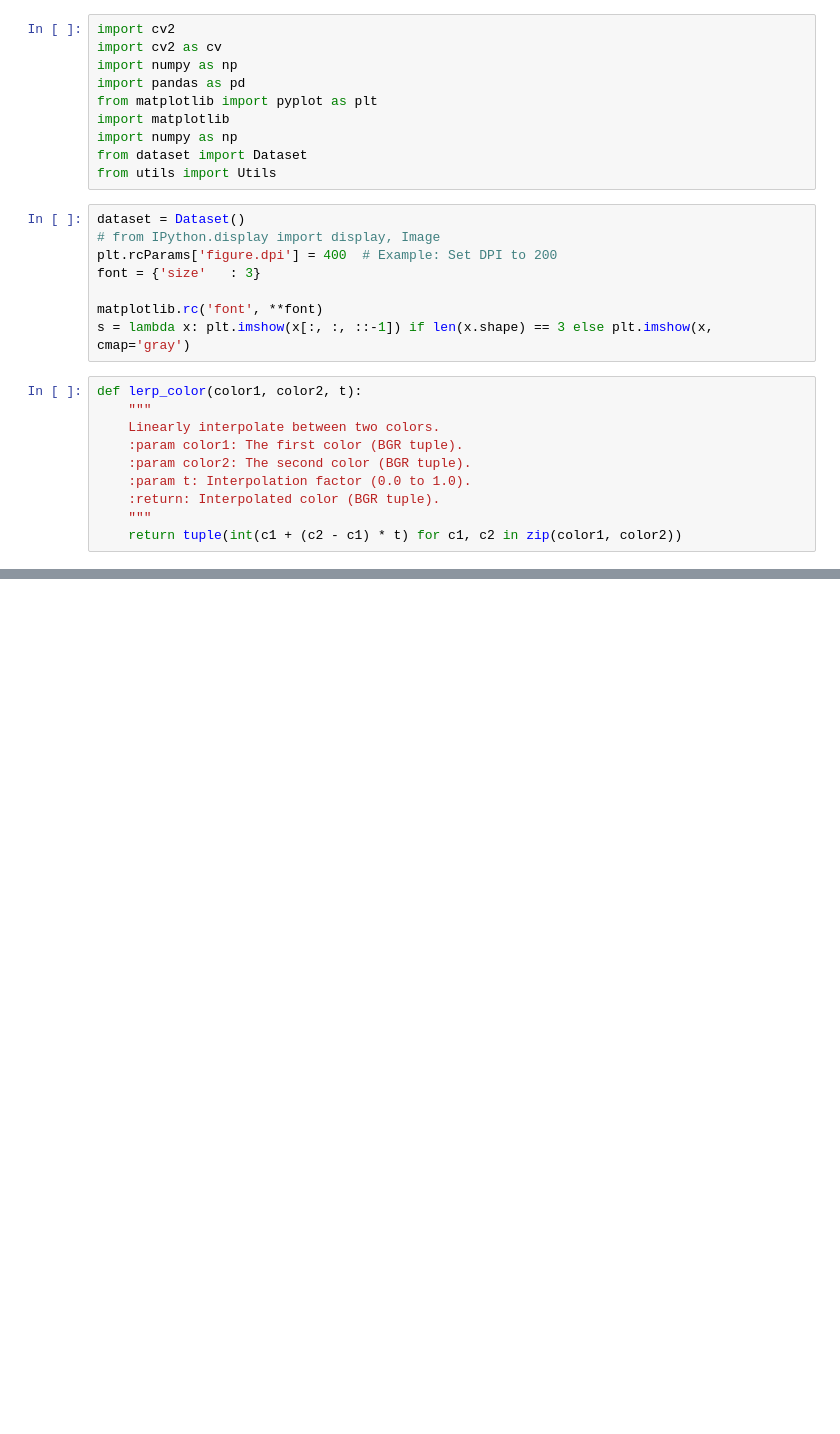
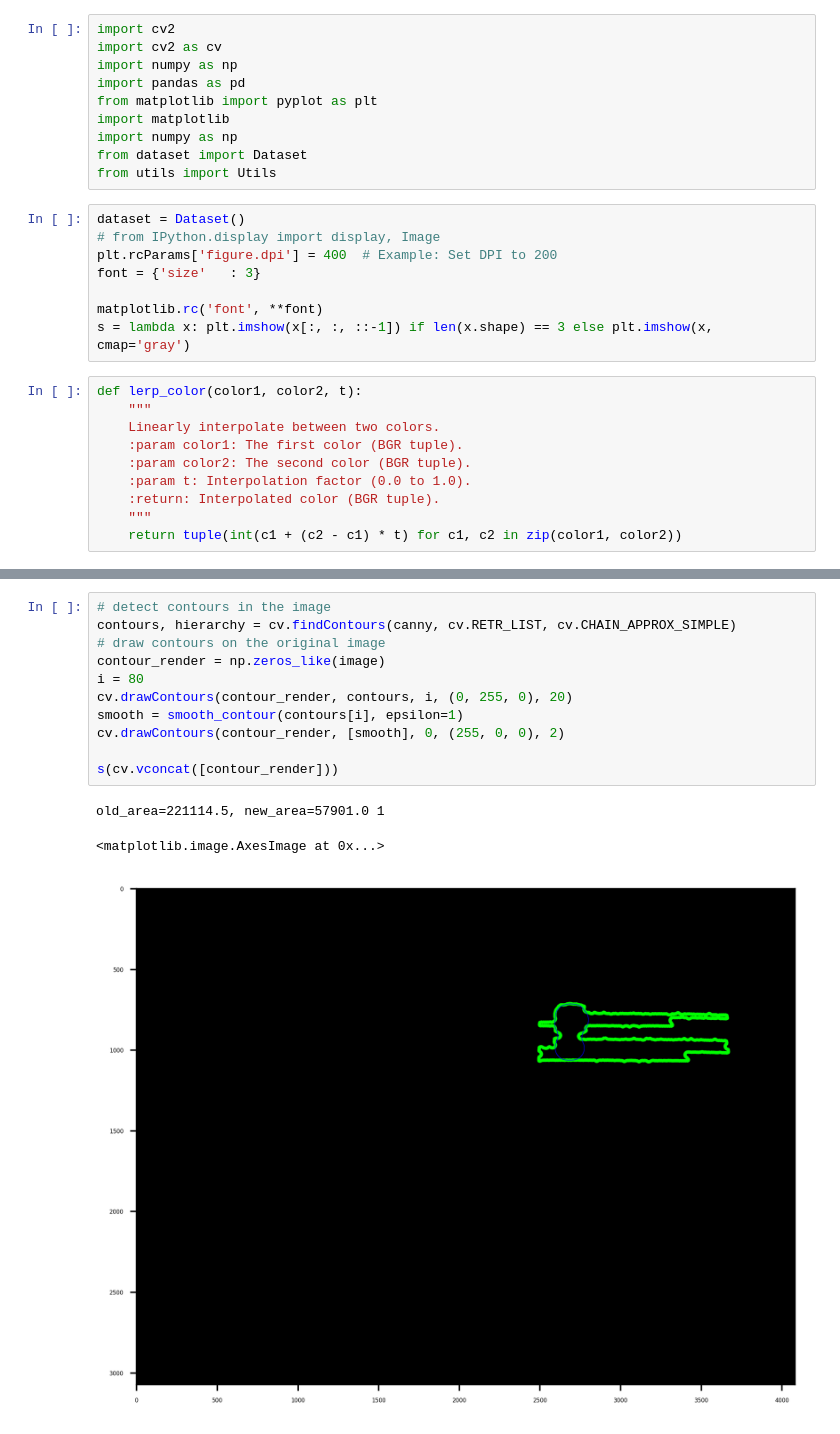
Before and after one commit to FING-PDI-2025/Final-PDI-CurveScan, a Jupyter notebook: src/test.ipynb, the cells around one changed output, grey strips where cells are left out. Drawn from its saved outputs; the diff is of its cells as text; blank space fills up the shorter version.

```diff
--- a/src/test.ipynb
+++ b/src/test.ipynb
@@ -181,3 +236,18 @@ df.sort_values(by=['overall_rating'], ascending=True)
+# %%
+# detect contours in the image
+contours, hierarchy = cv.findContours(canny, cv.RETR_LIST, cv.CHAIN_APPROX_SIMPLE)
+# draw contours on the original image
+contour_render = np.zeros_like(image)
+i = 80
+cv.drawContours(contour_render, contours, i, (0, 255, 0), 20)
+smooth = smooth_contour(contours[i], epsilon=1)
+cv.drawContours(contour_render, [smooth], 0, (255, 0, 0), 2)
+
+s(cv.vconcat([contour_render]))
+# %% [output]
+old_area=221114.5, new_area=57901.0 1
+<matplotlib.image.AxesImage at 0x...>
+[figure, added]
 # %%
 canny = cv.Canny(image, 100, 200)
 s(canny)
```
Also changed, not shown: parts of 7 cells of this notebook.
